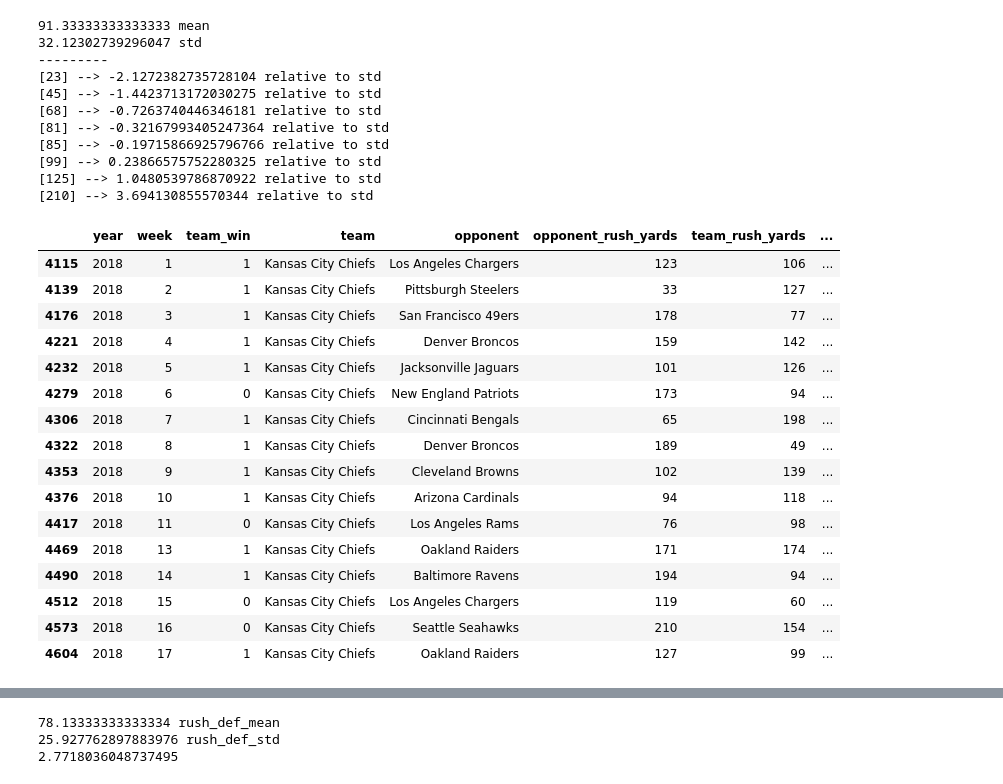
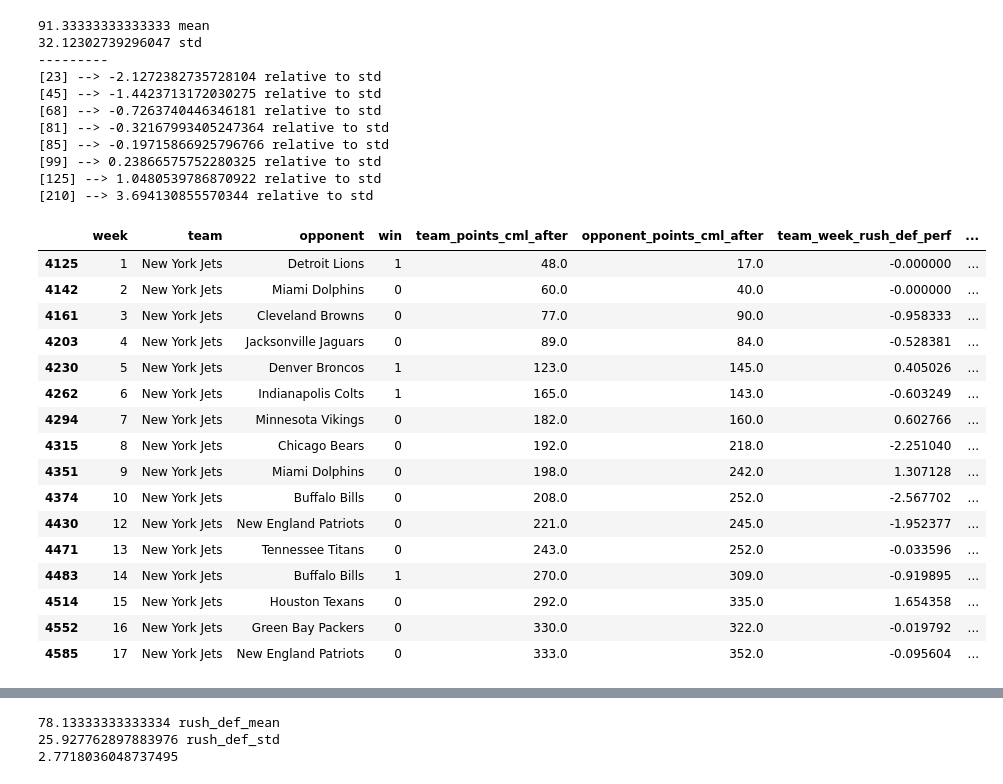
Before and after one commit to bladnman/footballing, a Jupyter notebook: src/dev/aggregates.ipynb, the cells around one changed output, grey strips where cells are left out. Cells and saved outputs as stored; diff of their text form; code cells hidden in the pictures.

```diff
--- a/src/dev/aggregates.ipynb
+++ b/src/dev/aggregates.ipynb
@@ -453,0 +516,22 @@ year_df = get_year_df(YEAR, agp_df)
+# %%
+team_df = year_df[year_df['team'] == gu.TEAM_NAME['Jets']]
+
+team_df[['week','team', 'opponent', 'win', 'team_points_cml_after','opponent_points_cml_after', 'team_week_rush_def_perf', 'opponent_week_rush_def_perf']]
+# %% [output]
+|  | week | team | opponent | win | team_points_cml_after | opponent_points_cml_after | team_week_rush_def_perf | ... |
+| 4125 | 1 | New York Jets | Detroit Lions | 1 | 48.0 | 17.0 | -0.000000 | ... |
+| 4142 | 2 | New York Jets | Miami Dolphins | 0 | 60.0 | 40.0 | -0.000000 | ... |
+| 4161 | 3 | New York Jets | Cleveland Browns | 0 | 77.0 | 90.0 | -0.958333 | ... |
+| 4203 | 4 | New York Jets | Jacksonville Jaguars | 0 | 89.0 | 84.0 | -0.528381 | ... |
+| 4230 | 5 | New York Jets | Denver Broncos | 1 | 123.0 | 145.0 | 0.405026 | ... |
+| 4262 | 6 | New York Jets | Indianapolis Colts | 1 | 165.0 | 143.0 | -0.603249 | ... |
+| 4294 | 7 | New York Jets | Minnesota Vikings | 0 | 182.0 | 160.0 | 0.602766 | ... |
+| 4315 | 8 | New York Jets | Chicago Bears | 0 | 192.0 | 218.0 | -2.251040 | ... |
+| 4351 | 9 | New York Jets | Miami Dolphins | 0 | 198.0 | 242.0 | 1.307128 | ... |
+| 4374 | 10 | New York Jets | Buffalo Bills | 0 | 208.0 | 252.0 | -2.567702 | ... |
+| 4430 | 12 | New York Jets | New England Patriots | 0 | 221.0 | 245.0 | -1.952377 | ... |
+| 4471 | 13 | New York Jets | Tennessee Titans | 0 | 243.0 | 252.0 | -0.033596 | ... |
+| 4483 | 14 | New York Jets | Buffalo Bills | 1 | 270.0 | 309.0 | -0.919895 | ... |
+| 4514 | 15 | New York Jets | Houston Texans | 0 | 292.0 | 335.0 | 1.654358 | ... |
+| 4552 | 16 | New York Jets | Green Bay Packers | 0 | 330.0 | 322.0 | -0.019792 | ... |
+| 4585 | 17 | New York Jets | New England Patriots | 0 | 333.0 | 352.0 | -0.095604 | ... |
@@ -454,22 +541,4 @@ year_df = get_year_df(YEAR, agp_df)
 # %%
-trim_df(year_df[year_df['team'] == gu.TEAM_NAME['Chiefs']], show_fields)
-# trim_df(year_df[(year_df['team'] == gu.TEAM_NAME['Saints']) & (year_df['week'] <= 2)], show_fields)
+# trim_df(year_df[year_df['team'] == gu.TEAM_NAME['49ers']], show_fields)
+# trim_df(year_df[(year_df['team'] == gu.TEAM_NAME['Falcons']) & (year_df['week'] <= 3)], show_fields)
-# %% [output]
-|  | year | week | team_win | team | opponent | opponent_rush_yards | team_rush_yards | ... |
-| 4115 | 2018 | 1 | 1 | Kansas City Chiefs | Los Angeles Chargers | 123 | 106 | ... |
-| 4139 | 2018 | 2 | 1 | Kansas City Chiefs | Pittsburgh Steelers | 33 | 127 | ... |
-| 4176 | 2018 | 3 | 1 | Kansas City Chiefs | San Francisco 49ers | 178 | 77 | ... |
-| 4221 | 2018 | 4 | 1 | Kansas City Chiefs | Denver Broncos | 159 | 142 | ... |
-| 4232 | 2018 | 5 | 1 | Kansas City Chiefs | Jacksonville Jaguars | 101 | 126 | ... |
-| 4279 | 2018 | 6 | 0 | Kansas City Chiefs | New England Patriots | 173 | 94 | ... |
-| 4306 | 2018 | 7 | 1 | Kansas City Chiefs | Cincinnati Bengals | 65 | 198 | ... |
-| 4322 | 2018 | 8 | 1 | Kansas City Chiefs | Denver Broncos | 189 | 49 | ... |
-| 4353 | 2018 | 9 | 1 | Kansas City Chiefs | Cleveland Browns | 102 | 139 | ... |
-| 4376 | 2018 | 10 | 1 | Kansas City Chiefs | Arizona Cardinals | 94 | 118 | ... |
-| 4417 | 2018 | 11 | 0 | Kansas City Chiefs | Los Angeles Rams | 76 | 98 | ... |
-| 4469 | 2018 | 13 | 1 | Kansas City Chiefs | Oakland Raiders | 171 | 174 | ... |
-| 4490 | 2018 | 14 | 1 | Kansas City Chiefs | Baltimore Ravens | 194 | 94 | ... |
-| 4512 | 2018 | 15 | 0 | Kansas City Chiefs | Los Angeles Chargers | 119 | 60 | ... |
-| 4573 | 2018 | 16 | 0 | Kansas City Chiefs | Seattle Seahawks | 210 | 154 | ... |
-| 4604 | 2018 | 17 | 1 | Kansas City Chiefs | Oakland Raiders | 127 | 99 | ... |
 # %%
```
Also changed, not shown: parts of 15 cells of this notebook, 1 other file.
